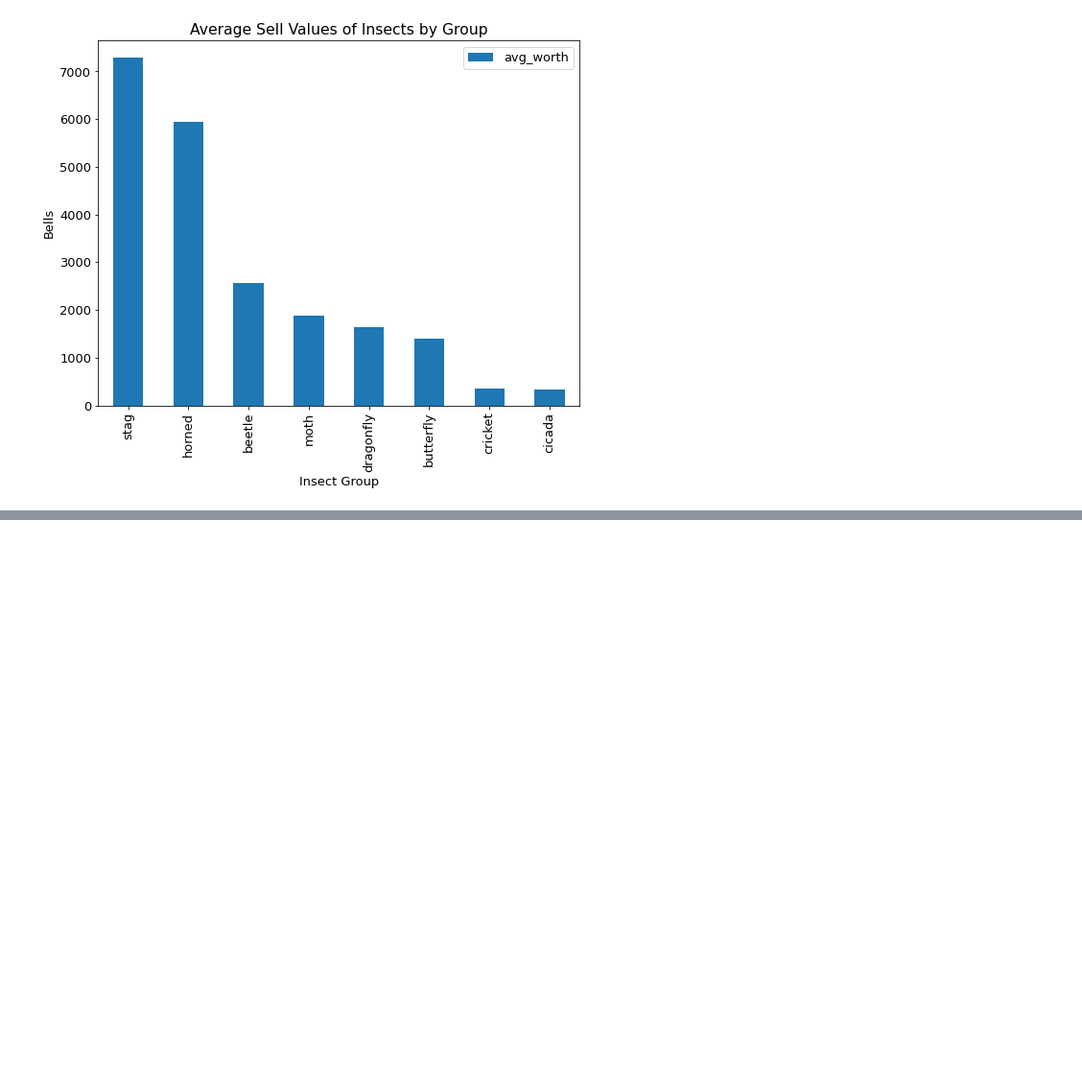
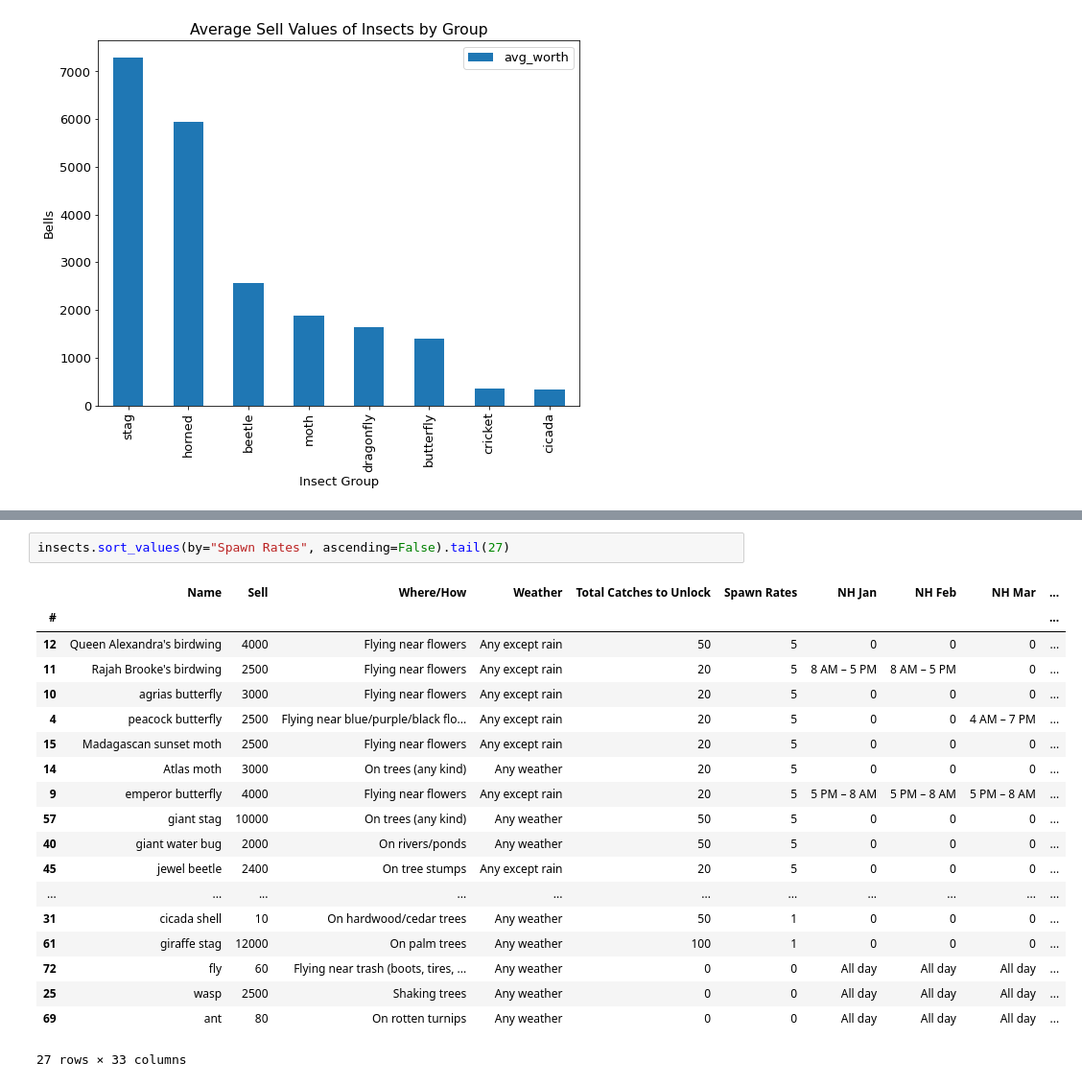
Before and after one commit to KwameTaylor/its-raining-bells_animal-crossing-new-horizons, a Jupyter notebook: its-raining-bells-hallelujah.ipynb, the cells around one changed output, grey strips where cells are left out. Shown: that part at 96% size. Saved outputs shown, nothing was run; the diff lists cells and outputs as text; blank space fills up the shorter version.

```diff
--- a/its-raining-bells-hallelujah.ipynb
+++ b/its-raining-bells-hallelujah.ipynb
@@ -220,0 +240,22 @@ Text(0, 0.5, 'Bells')
+# %%
+insects.sort_values(by="Spawn Rates", ascending=False).tail(27)
+# %% [output]
+|  | Name | Sell | Where/How | Weather | Total Catches to Unlock | Spawn Rates | NH Jan | NH Feb | NH Mar | ... |
+| # |  |  |  |  |  |  |  |  |  | ... |
+| 12 | Queen Alexandra's birdwing | 4000 | Flying near flowers | Any except rain | 50 | 5 | 0 | 0 | 0 | ... |
+| 11 | Rajah Brooke's birdwing | 2500 | Flying near flowers | Any except rain | 20 | 5 | 8 AM – 5 PM | 8 AM – 5 PM | 0 | ... |
+| 10 | agrias butterfly | 3000 | Flying near flowers | Any except rain | 20 | 5 | 0 | 0 | 0 | ... |
+| 4 | peacock butterfly | 2500 | Flying near blue/purple/black flo... | Any except rain | 20 | 5 | 0 | 0 | 4 AM – 7 PM | ... |
+| 15 | Madagascan sunset moth | 2500 | Flying near flowers | Any except rain | 20 | 5 | 0 | 0 | 0 | ... |
+| 14 | Atlas moth | 3000 | On trees (any kind) | Any weather | 20 | 5 | 0 | 0 | 0 | ... |
+| 9 | emperor butterfly | 4000 | Flying near flowers | Any except rain | 20 | 5 | 5 PM – 8 AM | 5 PM – 8 AM | 5 PM – 8 AM | ... |
+| 57 | giant stag | 10000 | On trees (any kind) | Any weather | 50 | 5 | 0 | 0 | 0 | ... |
+| 40 | giant water bug | 2000 | On rivers/ponds | Any weather | 50 | 5 | 0 | 0 | 0 | ... |
+| 45 | jewel beetle | 2400 | On tree stumps | Any except rain | 20 | 5 | 0 | 0 | 0 | ... |
+| ... | ... | ... | ... | ... | ... | ... | ... | ... | ... | ... |
+| 31 | cicada shell | 10 | On hardwood/cedar trees | Any weather | 50 | 1 | 0 | 0 | 0 | ... |
+| 61 | giraffe stag | 12000 | On palm trees | Any weather | 100 | 1 | 0 | 0 | 0 | ... |
+| 72 | fly | 60 | Flying near trash (boots, tires, ... | Any weather | 0 | 0 | All day | All day | All day | ... |
+| 25 | wasp | 2500 | Shaking trees | Any weather | 0 | 0 | All day | All day | All day | ... |
+| 69 | ant | 80 | On rotten turnips | Any weather | 0 | 0 | All day | All day | All day | ... |
+27 rows × 33 columns
```
Also changed, not shown: parts of 2 cells of this notebook.
